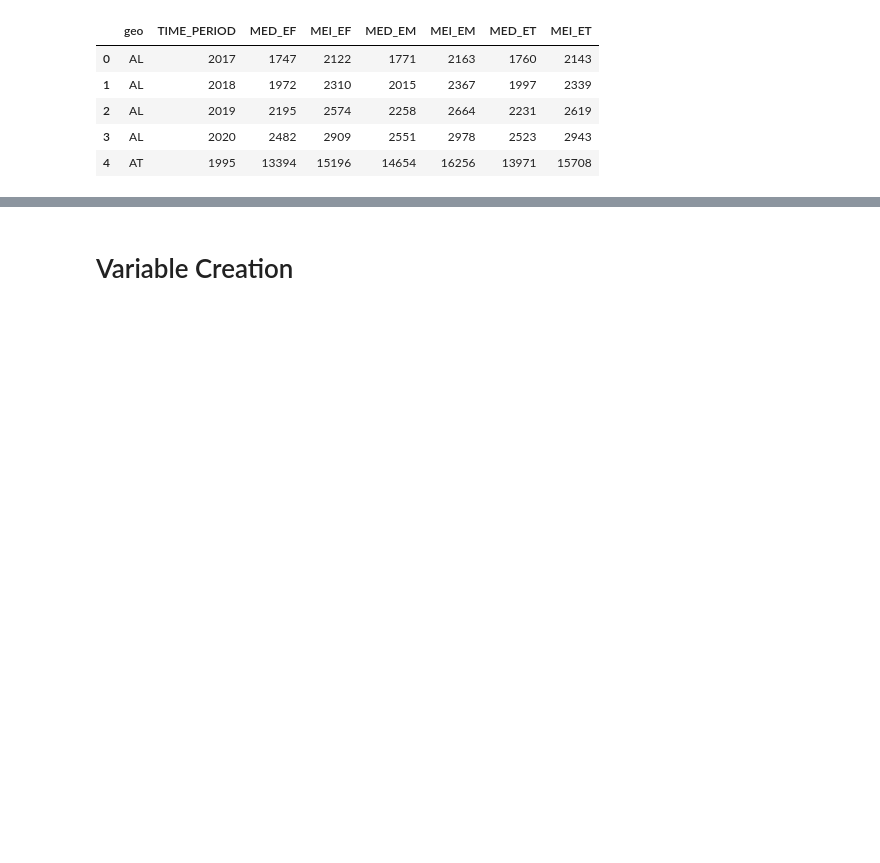
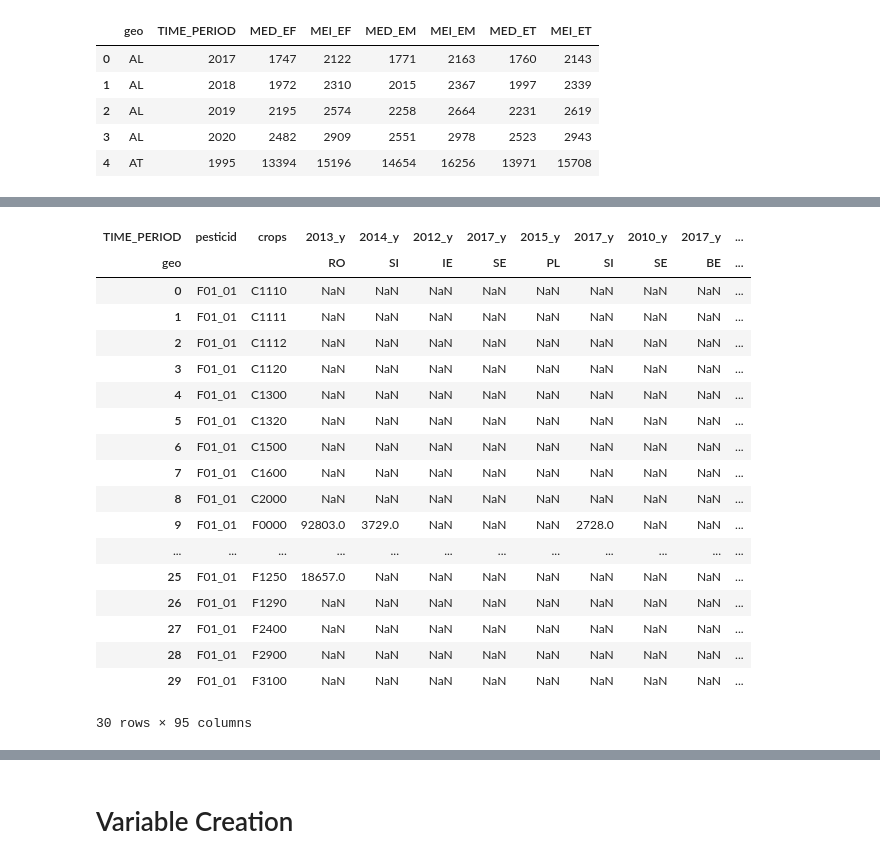
Before and after one commit to cianWalshA/CCT_DA_CA2_AGRI, a Jupyter notebook: Data Import and Prep.ipynb, the cells around one changed output, grey strips where cells are left out. Saved outputs shown, nothing was run; the diff lists cells and outputs as text; code cells hidden in the pictures; blank space fills up the shorter version.

Commit message:
Creating data for stats Analysis

```diff
--- a/Data Import and Prep.ipynb
+++ b/Data Import and Prep.ipynb
@@ -64,7 +64,10 @@ income_Path = Path(r"C:\Users\cianw\Documents\dataAnalytics\CA2\Data\Eurostat\Ec
 birdBiodiversity_Path = Path(r"C:\Users\cianw\Documents\dataAnalytics\CA2\Data\Eurostat\Biodiversity Index\env_bio2_linear.csv")
 
 #Pesticide Sales
-pestSales_Path = Path(r"C:\Users\cianw\Documents\dataAnalytics\CA2\Data\Eurostat\Agricultural Production\Crops\Pesticide Sales\aei_fm_salpest09_linear.csv")
+#pestSales_Path = Path(r"C:\Users\cianw\Documents\dataAnalytics\CA2\Data\Eurostat\Agricultural Production\Crops\Pesticide Sales\aei_fm_salpest09_linear.csv")
+
+#Pesticide Use
+pestUse_Path = Path(r"C:\Users\cianw\Documents\dataAnalytics\CA2\Data\Eurostat\Agricultural Production\Crops\aei_pestuse_linear.csv")
 # %%
 #Harmonised Risk Index 1 Data
 hriPesticide = pd.read_csv(hriPath)
@@ -207,0 +212,42 @@ pestSales.columns = ['_'.join(col) for col in pestSales.columns.values]
+# %%
+# Pest Sales for Stats Analysis
+pestUse= pd.read_csv(pestUse_Path)
+#pestUse = pestUse.drop(columns = ['DATAFLOW', 'LAST UPDATE', 'freq', 'OBS_FLAG'])
+#pestSales = pestSales[(pestSales['TIME_PERIOD'].isin([2016,2018]))]
+
+pestUse['TIME_PERIOD'] = pestUse['TIME_PERIOD'].apply(lambda x: str(x)+ '_y')
+pestUse = pestUse[(pestUse['unit'].isin(['KG']))]
+pestUse = pestUse[(pestUse['pesticid'].str.contains("_"))]
+pestUse  = pestUse[~pestUse['OBS_FLAG'].isin(['c'])]
+pestUse['OBS_VALUE'] = np.where(pestUse.OBS_FLAG == 'n', 0, pestUse.OBS_VALUE)
+#pestSales = pestSales[(pestSales['pesticid'].str.isdigit()==True)]
+
+#print(pestSales.pesticid.unique())
+#pestSales.head()
+
+pestUse = pestUse.pivot(index=['pesticid','crops'], columns =['TIME_PERIOD', 'geo'], values='OBS_VALUE').reset_index()
+#pestUse.columns = ['_'.join(col) for col in pestUse.columns.values]
+
+#pestUse.head(30)
+
+#missing_values_table(pestUse)
+# %% [output]
+| TIME_PERIOD | pesticid | crops | 2013_y | 2014_y | 2012_y | 2017_y | 2015_y | 2017_y | 2010_y | 2017_y | ... |
+| geo |  |  | RO | SI | IE | SE | PL | SI | SE | BE | ... |
+| 0 | F01_01 | C1110 | NaN | NaN | NaN | NaN | NaN | NaN | NaN | NaN | ... |
+| 1 | F01_01 | C1111 | NaN | NaN | NaN | NaN | NaN | NaN | NaN | NaN | ... |
+| 2 | F01_01 | C1112 | NaN | NaN | NaN | NaN | NaN | NaN | NaN | NaN | ... |
+| 3 | F01_01 | C1120 | NaN | NaN | NaN | NaN | NaN | NaN | NaN | NaN | ... |
+| 4 | F01_01 | C1300 | NaN | NaN | NaN | NaN | NaN | NaN | NaN | NaN | ... |
+| 5 | F01_01 | C1320 | NaN | NaN | NaN | NaN | NaN | NaN | NaN | NaN | ... |
+| 6 | F01_01 | C1500 | NaN | NaN | NaN | NaN | NaN | NaN | NaN | NaN | ... |
+| 7 | F01_01 | C1600 | NaN | NaN | NaN | NaN | NaN | NaN | NaN | NaN | ... |
+| 8 | F01_01 | C2000 | NaN | NaN | NaN | NaN | NaN | NaN | NaN | NaN | ... |
+| 9 | F01_01 | F0000 | 92803.0 | 3729.0 | NaN | NaN | NaN | 2728.0 | NaN | NaN | ... |
+| ... | ... | ... | ... | ... | ... | ... | ... | ... | ... | ... | ... |
+| 25 | F01_01 | F1250 | 18657.0 | NaN | NaN | NaN | NaN | NaN | NaN | NaN | ... |
+| 26 | F01_01 | F1290 | NaN | NaN | NaN | NaN | NaN | NaN | NaN | NaN | ... |
+| 27 | F01_01 | F2400 | NaN | NaN | NaN | NaN | NaN | NaN | NaN | NaN | ... |
+| 28 | F01_01 | F2900 | NaN | NaN | NaN | NaN | NaN | NaN | NaN | NaN | ... |
+| 29 | F01_01 | F3100 | NaN | NaN | NaN | NaN | NaN | NaN | NaN | NaN | ... |
+30 rows × 95 columns
```
Also changed, not shown: parts of 7 cells of this notebook, 1 other file.
